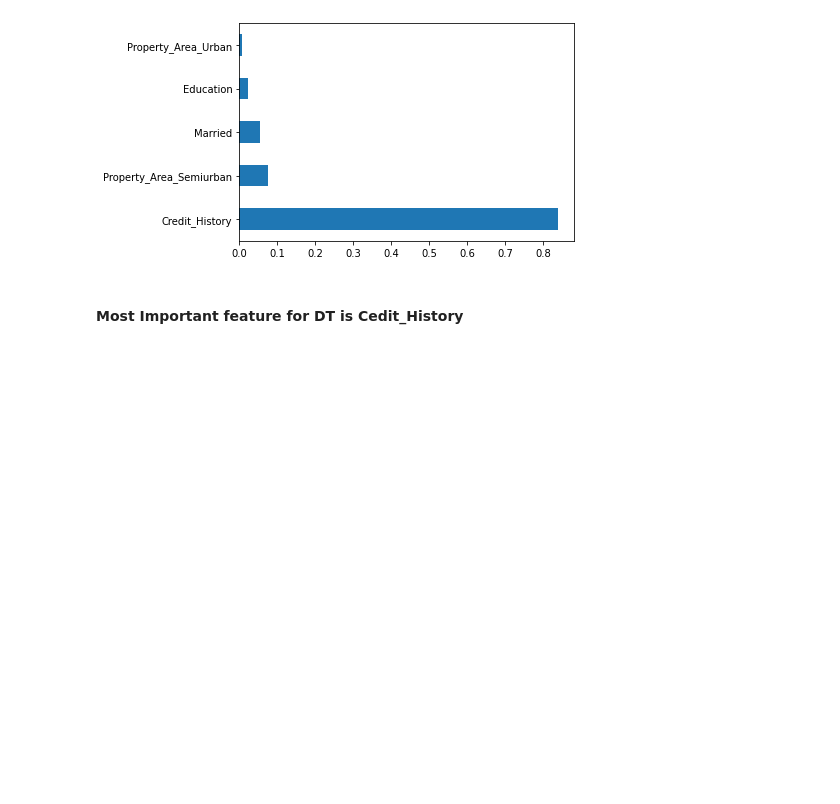
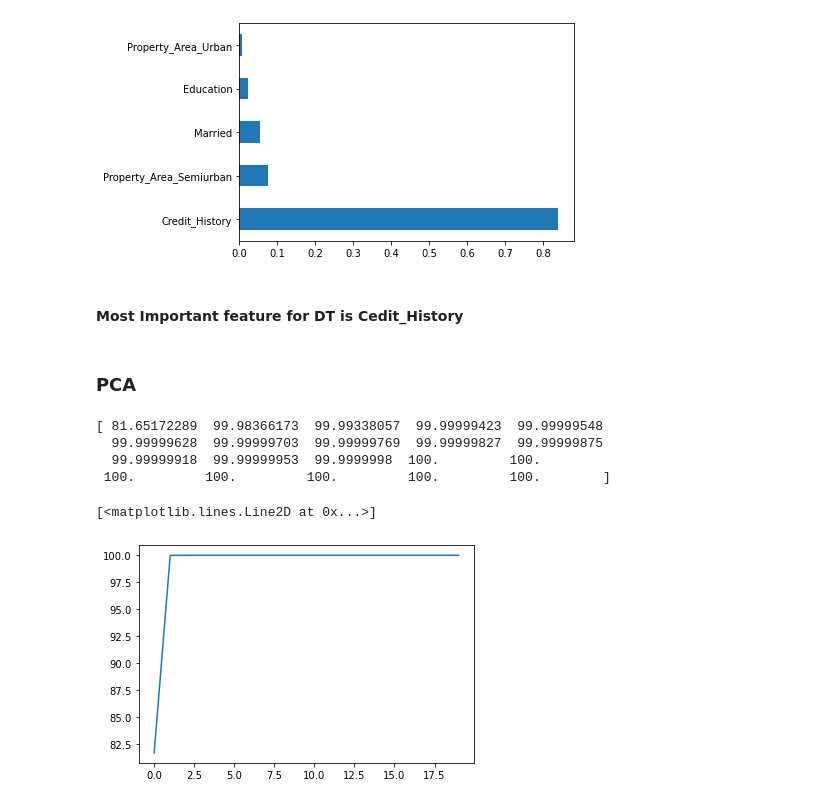
Before and after one commit to Mchilamwar/Python_ML_Classification_Cases, a Jupyter notebook: Loan_Approval_Prediction/Loan_prediction.ipynb, the cells around one changed output. Cells and saved outputs as stored; diff of their text form; code cells hidden in the pictures; blank space fills up the shorter version.

```diff
--- a/Loan_Approval_Prediction/Loan_prediction.ipynb
+++ b/Loan_Approval_Prediction/Loan_prediction.ipynb
@@ -496,3 +496,23 @@ Accuracy score on Test is : 0.7837837837837838
 [figure]
 # %% [markdown]
 #### Most Important feature for DT is Cedit_History
+# %% [markdown]
+### PCA
+# %%
+from sklearn.decomposition import PCA
+
+pca=PCA(n_components=20)
+
+pca.fit_transform(pd.get_dummies(LoanDF.drop(Target,axis=1)).values)
+explained_variance=pca.explained_variance_ratio_
+
+explained_variance=np.cumsum(explained_variance)*100
+print(explained_variance)
+plt.plot(explained_variance)
+# %% [output]
+[ 81.65172289  99.98366173  99.99338057  99.99999423  99.99999548
+  99.99999628  99.99999703  99.99999769  99.99999827  99.99999875
+  99.99999918  99.99999953  99.9999998  100.         100.
+ 100.         100.         100.         100.         100.        ]
+[<matplotlib.lines.Line2D at 0x...>]
+[figure, added]
```
Also changed, not shown: parts of 3 cells of this notebook, 3 other files.
